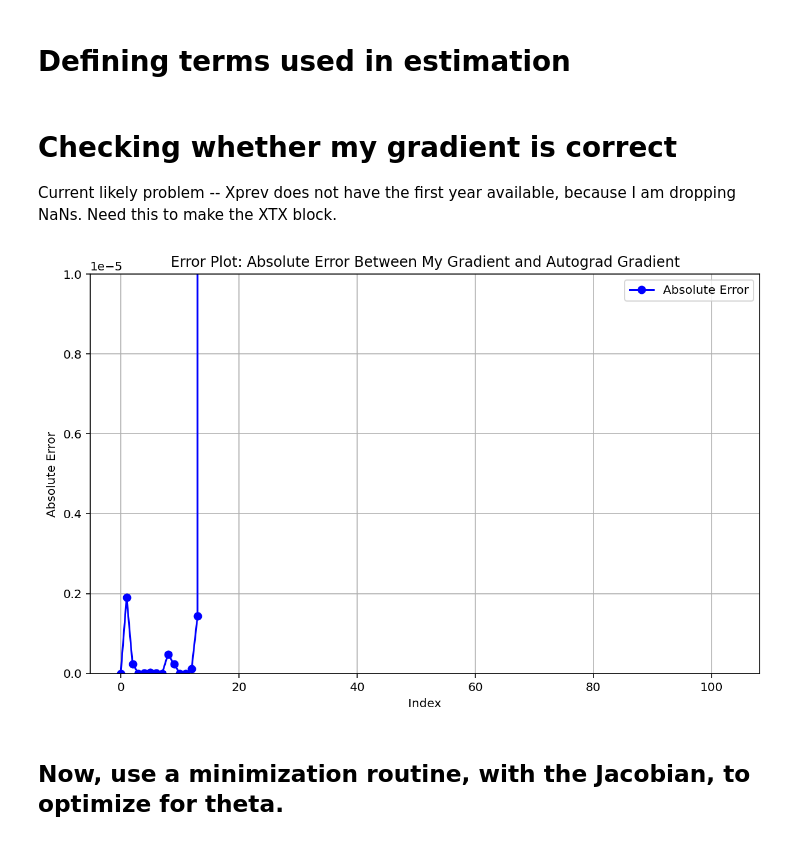
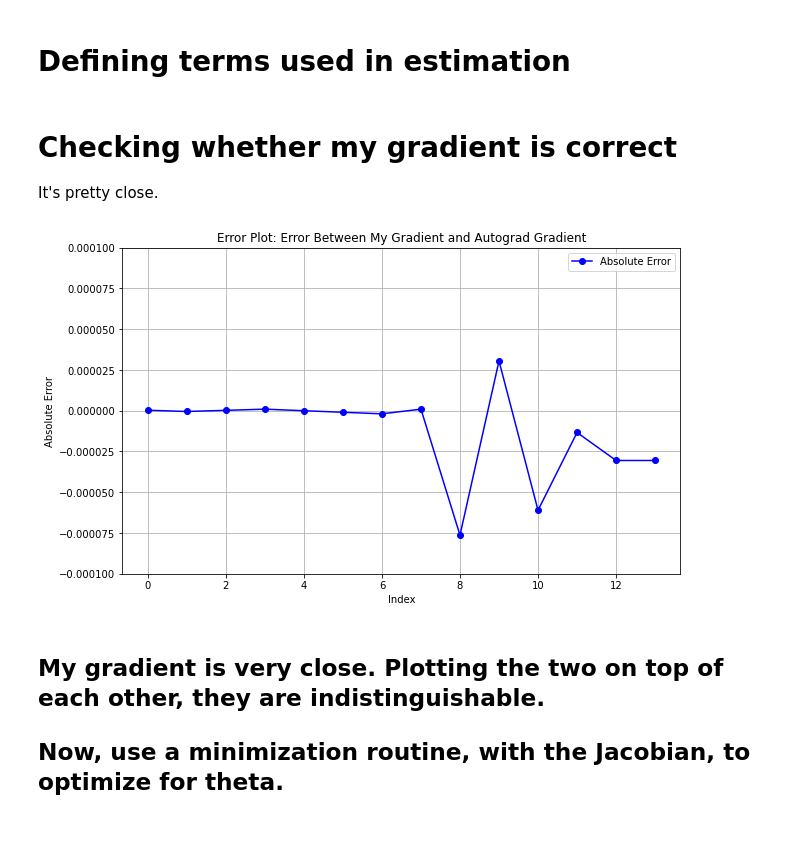
Before and after one commit to RussellMiles310/IO-Problem-Sets, a Jupyter notebook: PS3_Russell/Code_Python/ACF_joint_version6.ipynb, the cells around one changed output. Drawn from its saved outputs; the diff is of its cells as text; code cells hidden in the pictures.

```diff
--- a/PS3_Russell/Code_Python/ACF_joint_version6.ipynb
+++ b/PS3_Russell/Code_Python/ACF_joint_version6.ipynb
@@ -524,8 +389,10 @@ def gradient_ACF(theta, args_ykl, args_X, args_time_index, degree, W):
 # Get an inital guess for the polynomial coefficients, using regression
 # %%
 degree = 2
-gammas0_dict = fit_phi_poly_years(df, degree)
-gammas0 = np.concatenate(list(gammas0_dict.values()))
+y = df['y'].to_numpy()
+xvars = df[['k', 'l', 'm']].to_numpy()
+gammas0 = fit_phi_poly(y, xvars, degree)
+#gammas0 = np.concatenate(list(gammas0_dict.values()))
 # %% [markdown]
 # Defining terms used in estimation
 # %%
@@ -582,37 +432,39 @@ args_time_index = (T, NPolyTerms, times, time_to_index, time_dummies, time_dummi
 # %%
 autogradient = grad(gmm_obj_ACF)
-# %% [markdown]
-# Checking whether my gradient is correct
-
-Current likely problem -- Xprev does not have the first year available, because I am dropping NaNs. Need this to make the XTX block.
 # %%
-theta0 =  np.zeros(4 + T*NPolyTerms)
+theta0 =  np.zeros(4 + NPolyTerms)
 theta0[:4]=1/2 #Guesses
-theta0[4:]=gammas0.reshape(100,)
+theta0[4:]=gammas0.reshape(NPolyTerms,)
 degree = 2
-moment_err = moment_error_ACF(theta0, args_ykl, args_X, args_time_index, degree)
+moment_err = moment_error_ACF(theta0, args_ykl, args_X, degree)
 
 #autogradient(theta0, args_ykl, args_X, args_time_index)
-my_grad = gradient_ACF(theta0, args_ykl, args_X, args_time_index, degree, W)
-autograd_grad = autogradient(theta0, args_ykl, args_X, args_time_index, degree, W) #slow
+my_grad = gradient_ACF(theta0, args_ykl, args_X, degree, W)
+autograd_grad = autogradient(theta0, args_ykl, args_X, degree, W) #slow
 #Comparing my gradient with AutoGrad's
+# %% [markdown]
+# Checking whether my gradient is correct
+
+It's pretty close.
 # %%
 # Step 2: Calculate the absolute error
-error = np.abs(my_grad - autograd_grad)
+error = (my_grad - autograd_grad)
 
 # Step 3: Create the error plot
 plt.figure(figsize=(10, 6))
 plt.plot(error, marker='o', linestyle='-', color='b', label='Absolute Error')
-plt.title('Error Plot: Absolute Error Between My Gradient and Autograd Gradient')
+plt.title('Error Plot: Error Between My Gradient and Autograd Gradient')
 plt.xlabel('Index')
 plt.ylabel('Absolute Error')
 #plt.xticks(np.arange(len( autograd_grad)), labels=[f'Value {i+1}' for i in range(len( autograd_grad))])
-plt.ylim(0, 1/100000)
+plt.ylim(-1/10000, 1/10000)
 plt.grid()
 plt.legend()
 plt.show()
 # %% [output]
-[figure, old version]
+[figure, new version]
 # %% [markdown]
+## My gradient is very close. Plotting the two on top of each other, they are indistinguishable.
+
 ## Now, use a minimization routine, with the Jacobian, to optimize for theta.
 # %%
```
Also changed, not shown: parts of 5 cells of this notebook, 10 other files.
